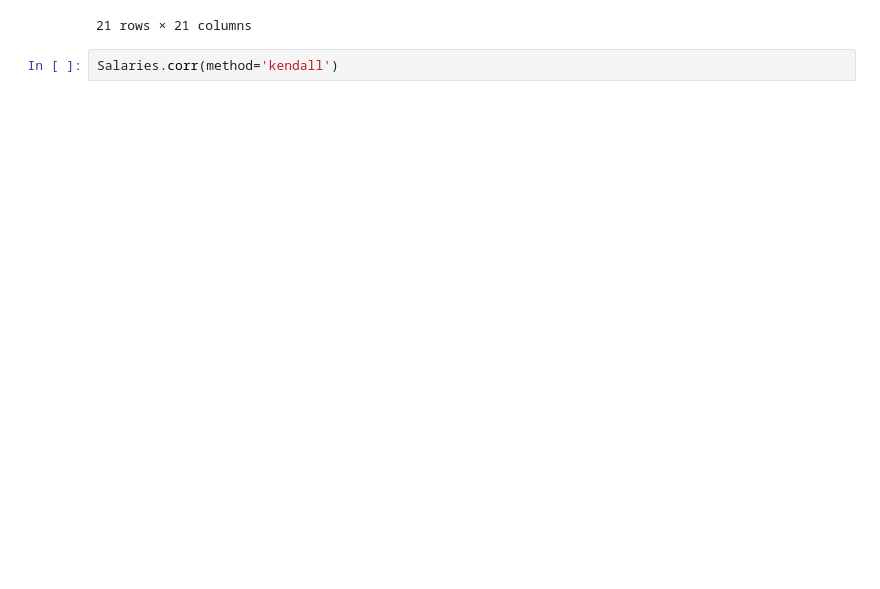
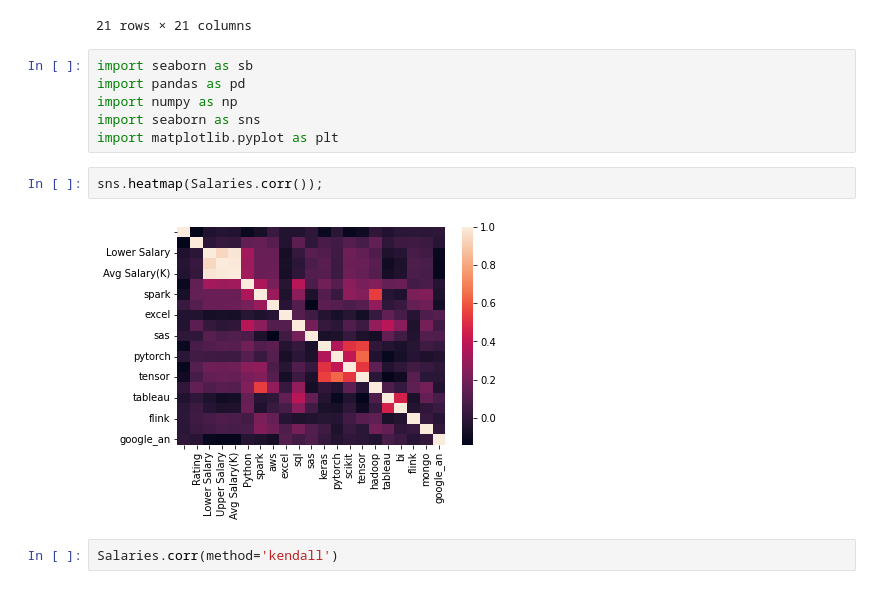
Before and after one commit to Kimmieli/Final-Project-DataScience-Salaries, a Jupyter notebook: FinalProject_Week2_Wrangling..ipynb, the cells around one changed output. Saved outputs shown, nothing was run; the diff lists cells and outputs as text; blank space fills up the shorter version.

```diff
--- a/FinalProject_Week2_Wrangling..ipynb
+++ b/FinalProject_Week2_Wrangling..ipynb
@@ -148,6 +148,16 @@ Salaries.corr(method='pearson')
 | mongo | -0.015961 | 0.035587 | 0.057677 | 0.078266 | 0.070925 | 0.080035 | 0.232356 | 0.177929 | 0.094860 | ... |
 | google_an | 0.001105 | -0.019351 | -0.118053 | -0.123877 | -0.123306 | -0.027705 | -0.051017 | -0.077330 | 0.112628 | ... |
 21 rows × 21 columns
+# %%
+import seaborn as sb
+import pandas as pd
+import numpy as np
+import seaborn as sns
+import matplotlib.pyplot as plt
+# %%
+sns.heatmap(Salaries.corr());
+# %% [output]
+[figure, added]
 # %%
 Salaries.corr(method='kendall')
 # %% [output]
```
Also changed, not shown: parts of 18 cells of this notebook.
